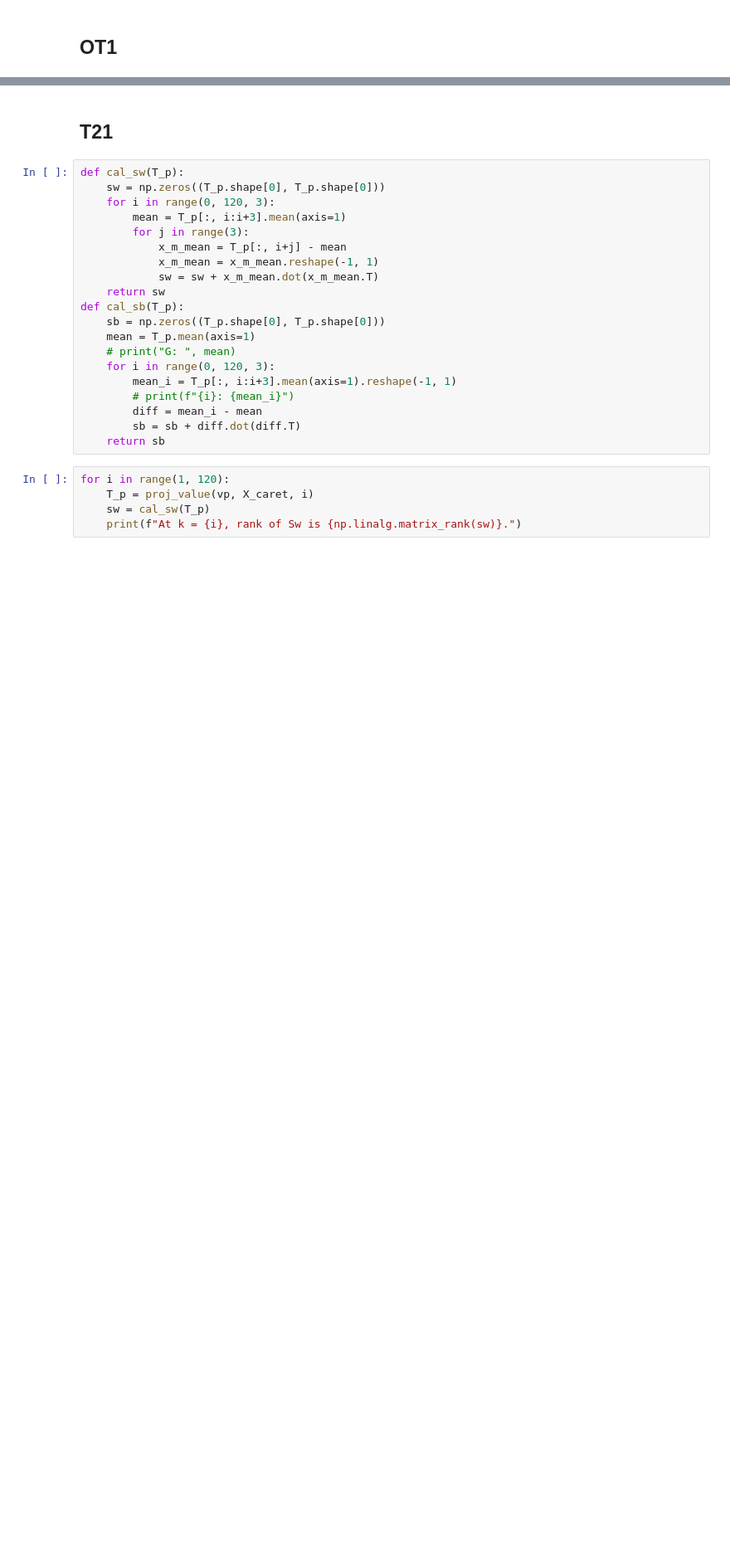
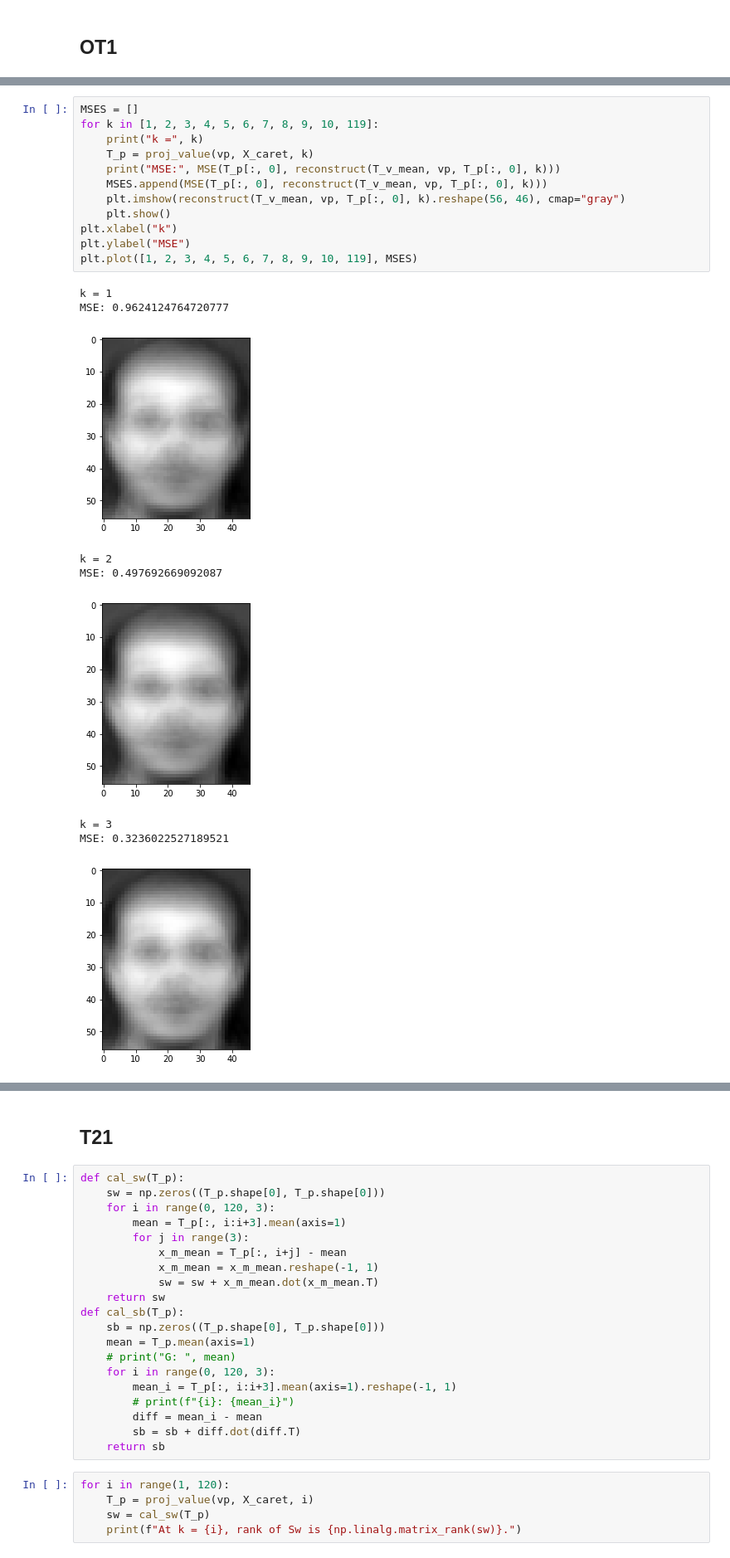
Before and after one commit to nekoteoj/pattern-recognition-work, a Jupyter notebook: HW3/HW3.ipynb, the cells around one changed output, grey strips where cells are left out. Shown at 83% size. Cells and saved outputs as stored; diff of their text form; blank space fills up the shorter version.

```diff
--- a/HW3/HW3.ipynb
+++ b/HW3/HW3.ipynb
@@ -458,0 +466,22 @@ plt.imshow(reconstruct(T_v_mean, vp, T_p[:, 0]).reshape(56, 46), cma)
+# %%
+MSES = []
+for k in [1, 2, 3, 4, 5, 6, 7, 8, 9, 10, 119]:
+    print("k =", k)
+    T_p = proj_value(vp, X_caret, k)
+    print("MSE:", MSE(T_p[:, 0], reconstruct(T_v_mean, vp, T_p[:, 0], k)))
+    MSES.append(MSE(T_p[:, 0], reconstruct(T_v_mean, vp, T_p[:, 0], k)))
+    plt.imshow(reconstruct(T_v_mean, vp, T_p[:, 0], k).reshape(56, 46), cmap="gray")
+    plt.show()
+plt.xlabel("k")
+plt.ylabel("MSE")
+plt.plot([1, 2, 3, 4, 5, 6, 7, 8, 9, 10, 119], MSES)
+# %% [output]
+k = 1
+MSE: 0.9624124764720777
+[figure, added]
+k = 2
+MSE: 0.497692669092087
+[figure, added]
+k = 3
+MSE: 0.3236022527189521
+[figure, added]
```
Also changed, not shown: parts of 12 cells of this notebook, 2 other files.
